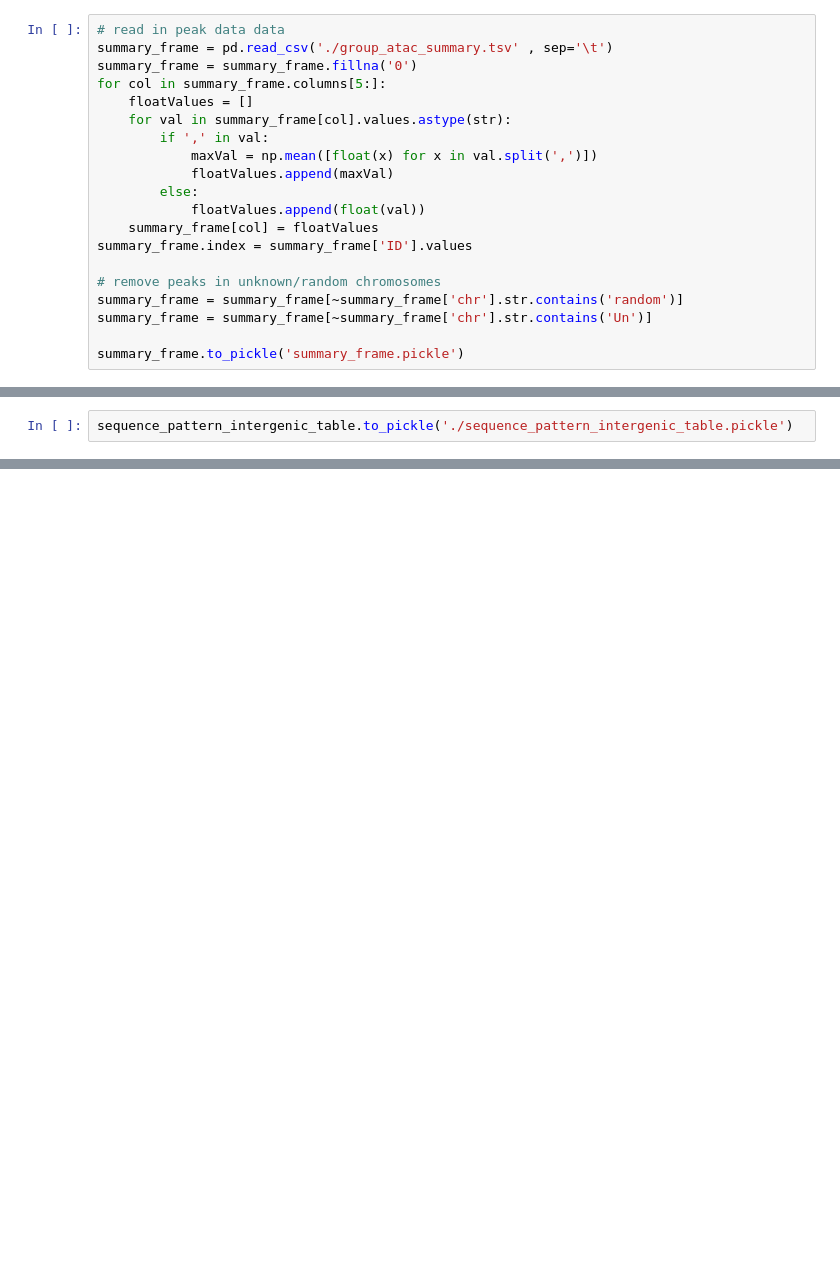
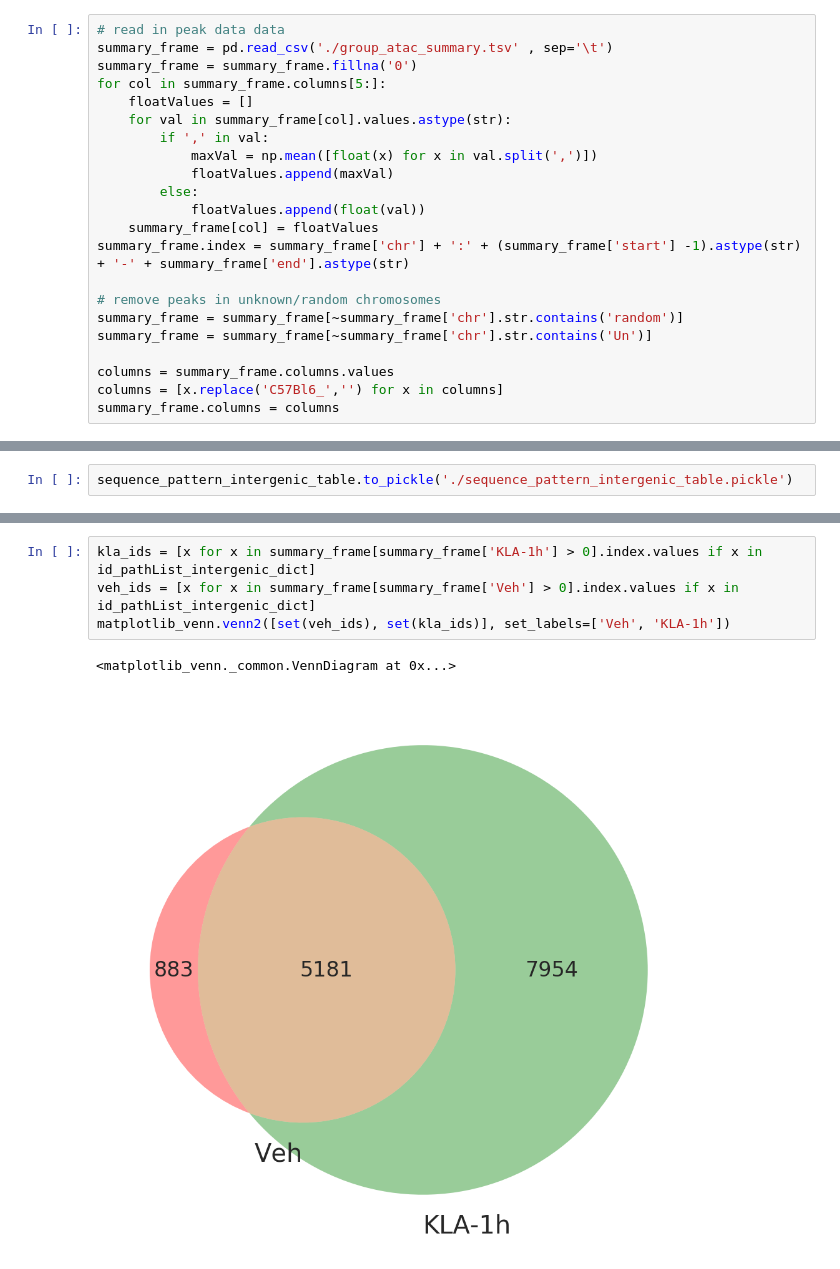
Before and after one commit to jenhantao/ipython-notebooks, a Jupyter notebook: Signal Level Analysis.ipynb, the cells around one changed output, grey strips where cells are left out. Saved outputs shown, nothing was run; the diff lists cells and outputs as text; blank space fills up the shorter version.

```diff
--- a/Signal Level Analysis.ipynb
+++ b/Signal Level Analysis.ipynb
@@ -907,13 +900,15 @@ for col in summary_frame.columns[5:]:
         else:
             floatValues.append(float(val))
     summary_frame[col] = floatValues
-summary_frame.index = summary_frame['ID'].values
+summary_frame.index = summary_frame['chr'] + ':' + (summary_frame['start'] -1).astype(str) + '-' + summary_frame['end'].astype(str)
 
 # remove peaks in unknown/random chromosomes
 summary_frame = summary_frame[~summary_frame['chr'].str.contains('random')]
 summary_frame = summary_frame[~summary_frame['chr'].str.contains('Un')]
 
-summary_frame.to_pickle('summary_frame.pickle')
+columns = summary_frame.columns.values
+columns = [x.replace('C57Bl6_','') for x in columns]
+summary_frame.columns = columns
 # %% [markdown]
 ### ATAC Tag Data
 # %%
@@ -1275,0 +1302,7 @@ sequence_pattern_intergenic_table.to_pickle('./sequence_pattern_intergenic_table
+# %%
+kla_ids = [x for x in summary_frame[summary_frame['KLA-1h'] > 0].index.values if x in id_pathList_intergenic_dict]
+veh_ids = [x for x in summary_frame[summary_frame['Veh'] > 0].index.values if x in id_pathList_intergenic_dict]
+matplotlib_venn.venn2([set(veh_ids), set(kla_ids)], set_labels=['Veh', 'KLA-1h'])
+# %% [output]
+<matplotlib_venn._common.VennDiagram at 0x...>
+[figure, added]
```
Also changed, not shown: parts of 19 cells of this notebook.
